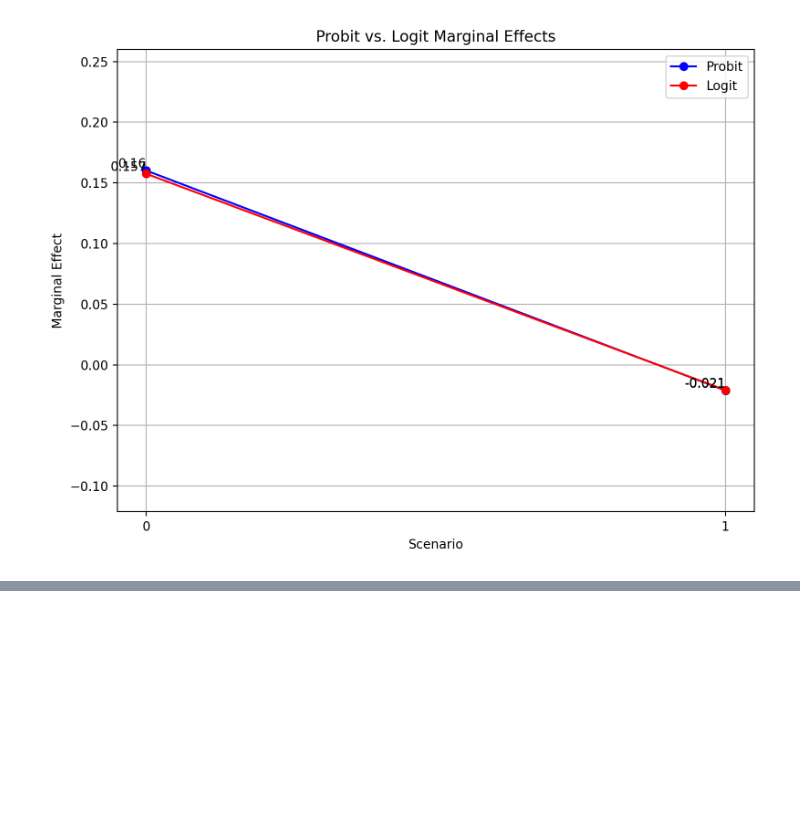
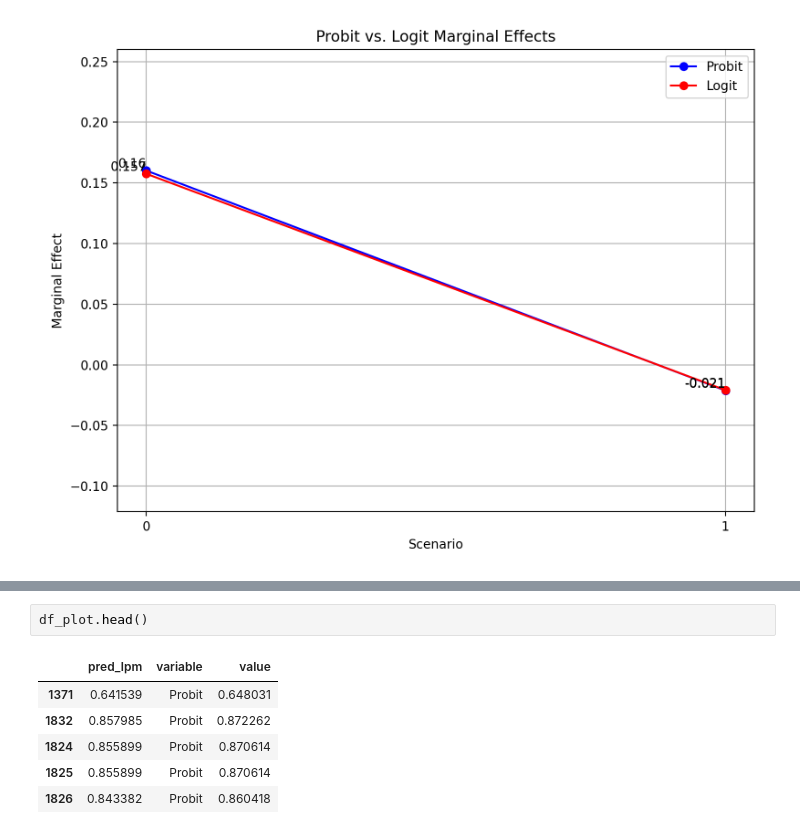
Before and after one commit to Alejandra-savagebriz/DA2, a Jupyter notebook: Assignment2_DA2.ipynb, the cells around one changed output, grey strips where cells are left out. Drawn from its saved outputs; the diff is of its cells as text; blank space fills up the shorter version.

```diff
--- a/Assignment2_DA2.ipynb
+++ b/Assignment2_DA2.ipynb
@@ -1254,0 +1265,9 @@ plt.show()
+# %%
+df_plot.head()
+# %% [output]
+|  | pred_lpm | variable | value |
+| 1371 | 0.641539 | Probit | 0.648031 |
+| 1832 | 0.857985 | Probit | 0.872262 |
+| 1824 | 0.855899 | Probit | 0.870614 |
+| 1825 | 0.855899 | Probit | 0.870614 |
+| 1826 | 0.843382 | Probit | 0.860418 |
```
Also changed, not shown: parts of 4 cells of this notebook.
